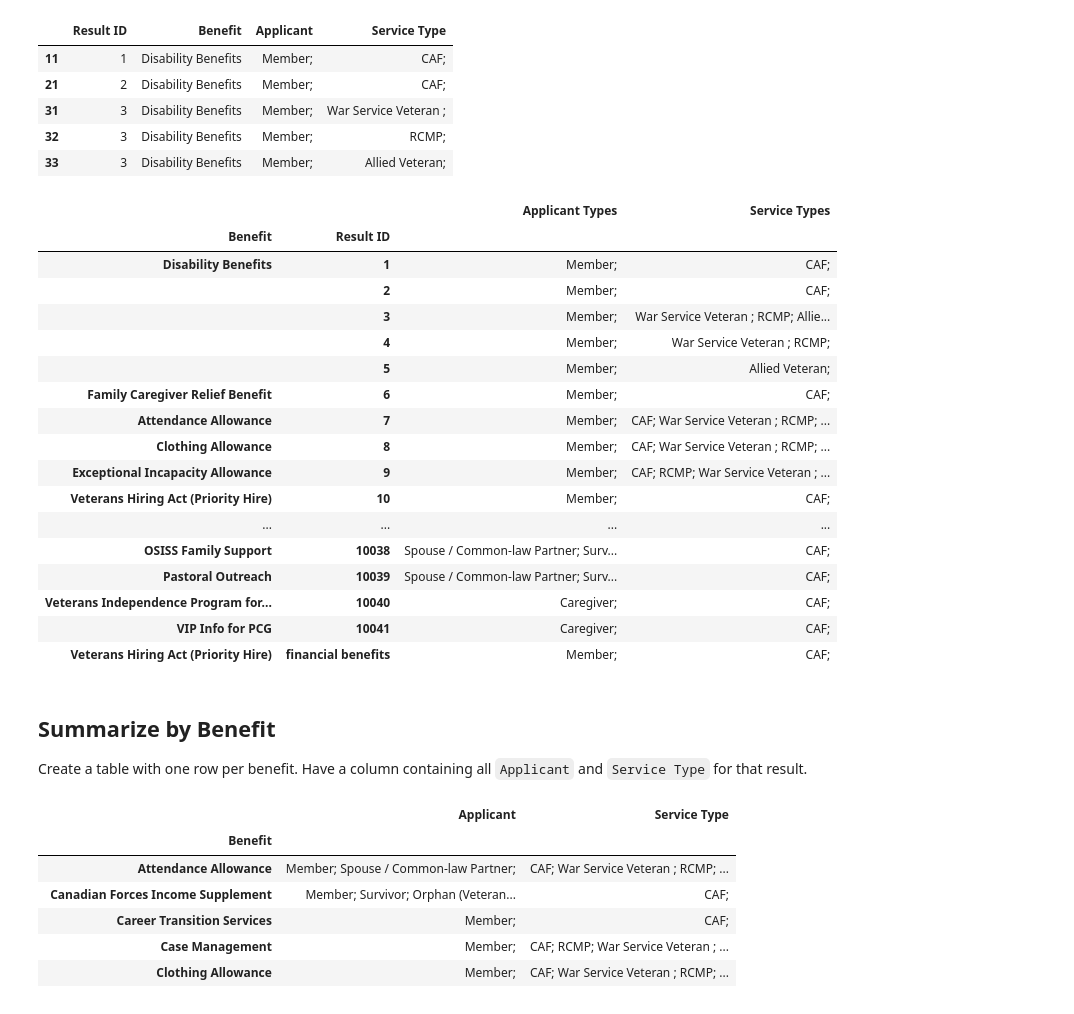
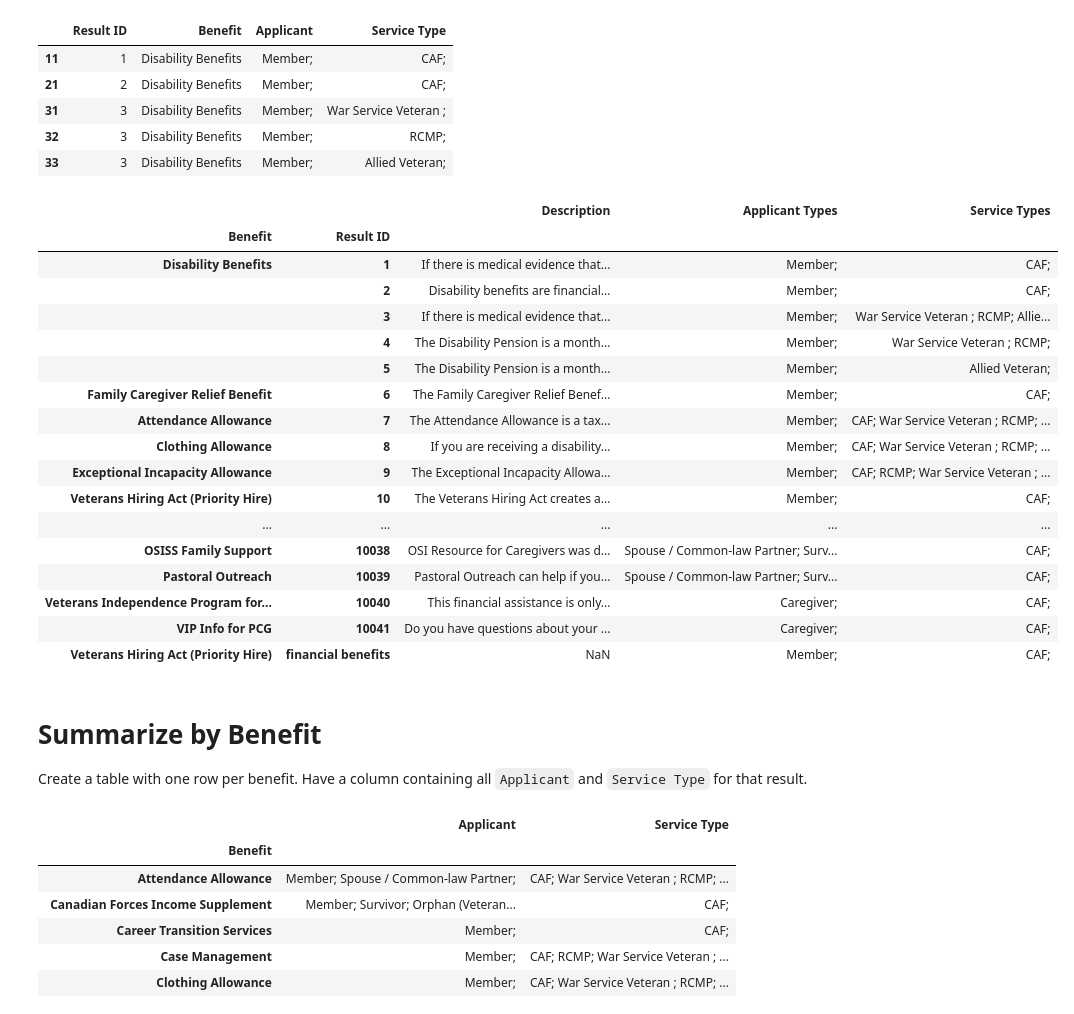
Before and after one commit to cds-snc/vac-data, a Jupyter notebook: notebooks/Summerize by Result ID and Benefit.ipynb, the cells around one changed output. Drawn from its saved outputs; the diff is of its cells as text; code cells hidden in the pictures.

Commit message:
add result id description column

```diff
--- a/notebooks/Summerize by Result ID and Benefit.ipynb
+++ b/notebooks/Summerize by Result ID and Benefit.ipynb
@@ -10,5 +10,5 @@ import pandas as pd
 # %%
 pd.options.display.max_columns = 200
 pd.options.display.max_rows = 200
-pd.options.display.max_colwidth = 500
+pd.options.display.max_colwidth = 5000
 # %% [markdown]
@@ -16,3 +16,4 @@ pd.options.display.max_colwidth = 500
 # %%
 df_mapping_orig = pd.read_excel('../data/VAC Data.xlsx', sheet_name=2)
+df_results_orig = pd.read_excel('../data/VAC Data.xlsx', sheet_name=3)
 # %% [markdown]
@@ -36,0 +42,9 @@ df_mapping.loc[df_mapping['Result ID'] == 10002, 'Benefit'] = 'Disability Pensio
+# %%
+df_results = df_results_orig[:]
+
+df_results.head()
+df_results[['ID', 'Title (English)', 'Content (English)']]
+df_results['Name'] = df_results['EN MVA'].map(lambda x: BeautifulSoup(x, "html5lib").find_all('h2')[0].get_text())
+df_results['Description'] = df_results['EN MVA'].map(lambda xml:' '.join([y.get_text() for y in BeautifulSoup(xml, "html5lib").find_all('p')]))
+
+df_results = df_results[['ID', 'Name', 'Title (English)', 'Description', 'Content (English)']].set_index('ID')
@@ -54,37 +82,42 @@ df.head()
 # %%
 aggregation = {
     'Benefit': lambda x: x.unique().sum(),
     'Applicant': lambda x: x.unique().sum(),
     'Service Type':lambda x: x.unique().sum(),
 }
 
 df_mapping_summary = df.groupby(['Result ID']).agg(aggregation)
 df_mapping_summary.rename(columns={'Applicant': 'Applicant Types', 'Service Type':'Service Types'}, inplace=True)
 df_mapping_summary.reset_index(inplace=True)
 df_mapping_summary = df_mapping_summary[['Benefit', 'Result ID', 'Applicant Types', 'Service Types']]
+
+df_mapping_summary.set_index('Result ID', inplace=True)
+df_mapping_summary = df_mapping_summary.join(df_results).reset_index()
+df_mapping_summary = df_mapping_summary[['Benefit', 'Result ID', 'Description', 'Applicant Types', 'Service Types']]
 df_mapping_summary.set_index(['Benefit', 'Result ID'], inplace=True)
+#df_mapping_summary.to_csv('summary_result_id.csv')
 df_mapping_summary
 # %% [output]
-|  |  | Applicant Types | Service Types |
-| Benefit | Result ID |  |  |
-| Disability Benefits | 1 | Member; | CAF; |
-|  | 2 | Member; | CAF; |
-|  | 3 | Member; | War Service Veteran ; RCMP; Allie... |
-|  | 4 | Member; | War Service Veteran ; RCMP; |
-|  | 5 | Member; | Allied Veteran; |
-| Family Caregiver Relief Benefit | 6 | Member; | CAF; |
-| Attendance Allowance | 7 | Member; | CAF; War Service Veteran ; RCMP; ... |
-| Clothing Allowance | 8 | Member; | CAF; War Service Veteran ; RCMP; ... |
-| Exceptional Incapacity Allowance | 9 | Member; | CAF; RCMP; War Service Veteran ; ... |
-| Veterans Hiring Act (Priority Hire) | 10 | Member; | CAF; |
-| ... | ... | ... | ... |
-| OSISS Family Support | 10038 | Spouse / Common-law Partner; Surv... | CAF; |
-| Pastoral Outreach | 10039 | Spouse / Common-law Partner; Surv... | CAF; |
-| Veterans Independence Program for... | 10040 | Caregiver; | CAF; |
-| VIP Info for PCG | 10041 | Caregiver; | CAF; |
-| Veterans Hiring Act (Priority Hire) | financial benefits | Member; | CAF; |
+|  |  | Description | Applicant Types | Service Types |
+| Benefit | Result ID |  |  |  |
+| Disability Benefits | 1 | If there is medical evidence that... | Member; | CAF; |
+|  | 2 | Disability benefits are financial... | Member; | CAF; |
+|  | 3 | If there is medical evidence that... | Member; | War Service Veteran ; RCMP; Allie... |
+|  | 4 | The Disability Pension is a month... | Member; | War Service Veteran ; RCMP; |
+|  | 5 | The Disability Pension is a month... | Member; | Allied Veteran; |
+| Family Caregiver Relief Benefit | 6 | The Family Caregiver Relief Benef... | Member; | CAF; |
+| Attendance Allowance | 7 | The Attendance Allowance is a tax... | Member; | CAF; War Service Veteran ; RCMP; ... |
+| Clothing Allowance | 8 | If you are receiving a disability... | Member; | CAF; War Service Veteran ; RCMP; ... |
+| Exceptional Incapacity Allowance | 9 | The Exceptional Incapacity Allowa... | Member; | CAF; RCMP; War Service Veteran ; ... |
+| Veterans Hiring Act (Priority Hire) | 10 | The Veterans Hiring Act creates a... | Member; | CAF; |
+| ... | ... | ... | ... | ... |
+| OSISS Family Support | 10038 | OSI Resource for Caregivers was d... | Spouse / Common-law Partner; Surv... | CAF; |
+| Pastoral Outreach | 10039 | Pastoral Outreach can help if you... | Spouse / Common-law Partner; Surv... | CAF; |
+| Veterans Independence Program for... | 10040 | This financial assistance is only... | Caregiver; | CAF; |
+| VIP Info for PCG | 10041 | Do you have questions about your ... | Caregiver; | CAF; |
+| Veterans Hiring Act (Priority Hire) | financial benefits | NaN | Member; | CAF; |
 # %% [markdown]
-## Summarize by Benefit
+# Summarize by Benefit
 
 Create a table with one row per benefit. Have a column containing all `Applicant` and `Service Type` for that result.
 # %%
```
Also changed, not shown: parts of 6 cells of this notebook.
